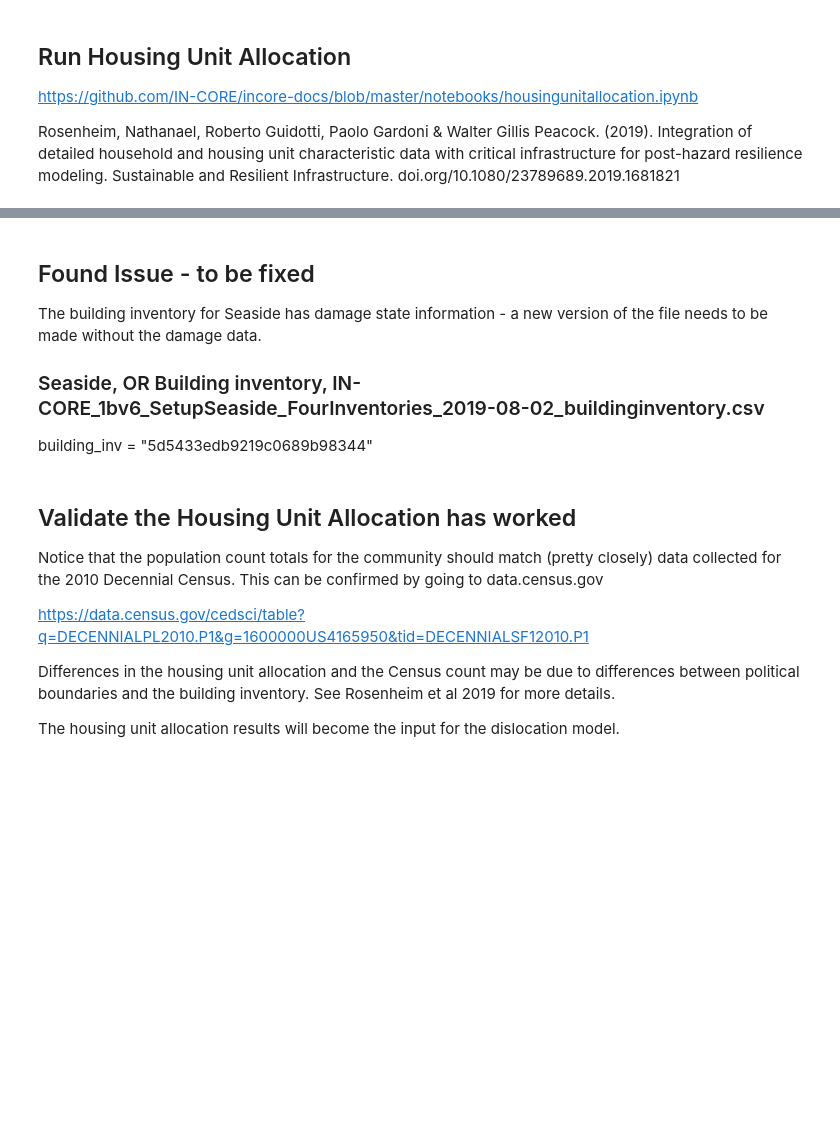
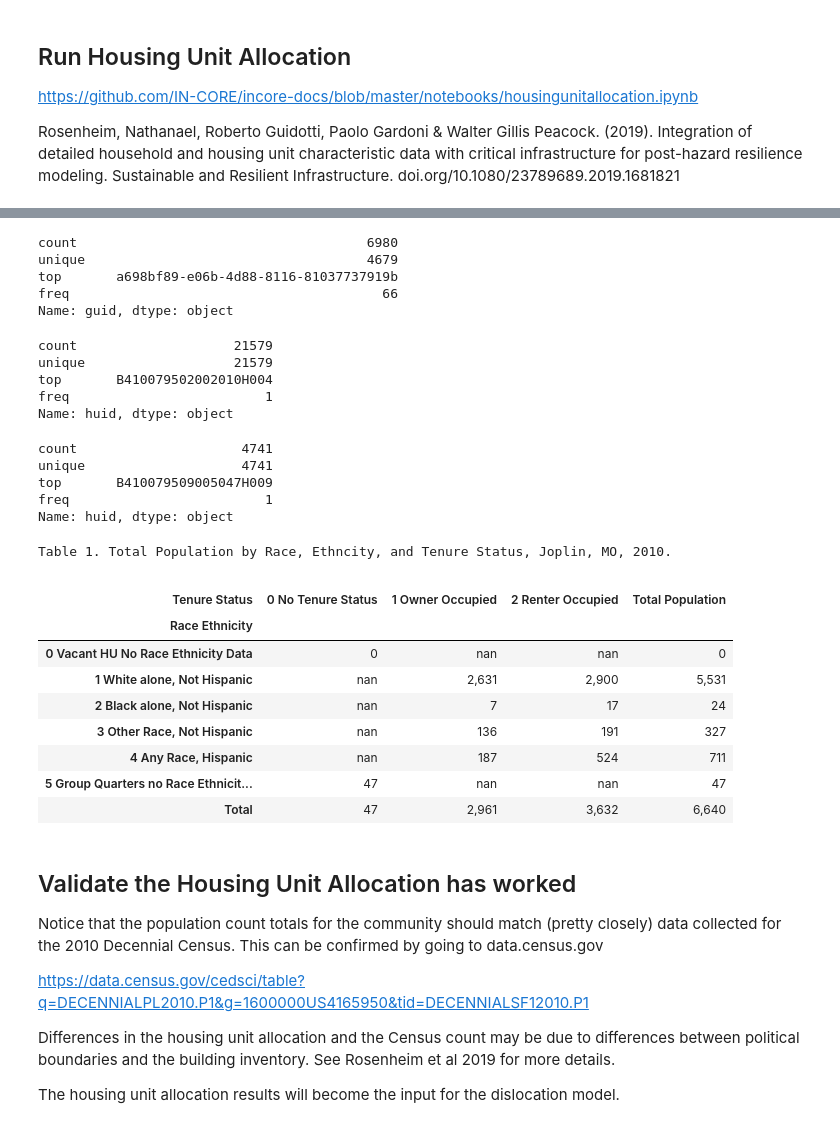
Before and after one commit to OU-CORE/Incore_Optimization_Data, a Jupyter notebook: BldgOptimization.ipynb, the cells around one changed output, grey strips where cells are left out. Drawn from its saved outputs; the diff is of its cells as text; code cells hidden in the pictures; blank space fills up the shorter version.

```diff
--- a/BldgOptimization.ipynb
+++ b/BldgOptimization.ipynb
@@ -410,25 +415,44 @@ AttributeError: 'NoneType' object has no attribute 'get_dataframe_from_csv'
-# %% [markdown]
-## Found Issue - to be fixed
-The building inventory for Seaside has damage state information - a new version of the file needs to be made without the damage data.
-
-### Seaside, OR Building inventory, IN-CORE_1bv6_SetupSeaside_FourInventories_2019-08-02_buildinginventory.csv
-building_inv = "5d5433edb9219c0689b98344"
-# %%
-hua_df = hua_df.drop(columns= ['insignific','moderate','heavy','complete'])
-hua_df.head()
-# %%
-hua_df = hua_df.loc[hua_df['aphumerge'] == 'both']
+# %%
+hua_df.guid.describe()
+# %% [output]
+count                                     6980
+unique                                    4679
+top       a698bf89-e06b-4d88-8116-81037737919b
+freq                                        66
+Name: guid, dtype: object
+# %%
+hua_df.huid.describe()
+# %% [output]
+count                    21579
+unique                   21579
+top       B410079502002010H004
+freq                         1
+Name: huid, dtype: object
+# %%
+# keep observations where the housing unit characteristics have been allocated to a structure.
+hua_df = hua_df.dropna(subset=['guid'])
+# %%
+hua_df.huid.describe()
+# %% [output]
+count                     4741
+unique                    4741
+top       B410079509005047H009
+freq                         1
+Name: huid, dtype: object
 # %%
 hua_df['Race Ethnicity'] = "0 Vacant HU No Race Ethnicity Data"
 hua_df['Race Ethnicity'].notes = "Identify Race and Ethnicity Housing Unit Characteristics."
 
-hua_df.loc[(hua_df['race'] == 1) & (hua_df['hispan'] == 0),'Race Ethnicity'] = "1 White alone, Not Hispanic"
-hua_df.loc[(hua_df['race'] == 2) & (hua_df['hispan'] == 0),'Race Ethnicity'] = "2 Black alone, Not Hispanic"
-hua_df.loc[(hua_df['race'].isin([3,4,5,6,7])) & (hua_df['hispan'] == 0),'Race Ethnicity'] = "3 Other Race, Not Hispanic"
+hua_df.loc[(hua_df['race'] == 1) &
+                        (hua_df['hispan'] == 0),'Race Ethnicity'] = "1 White alone, Not Hispanic"
+hua_df.loc[(hua_df['race'] == 2) &
+                        (hua_df['hispan'] == 0),'Race Ethnicity'] = "2 Black alone, Not Hispanic"
+hua_df.loc[(hua_df['race'].isin([3,4,5,6,7])) &
+                        (hua_df['hispan'] == 0),'Race Ethnicity'] = "3 Other Race, Not Hispanic"
 hua_df.loc[(hua_df['hispan'] == 1),'Race Ethnicity'] = "4 Any Race, Hispanic"
 hua_df.loc[(hua_df['gqtype'] >= 1),'Race Ethnicity'] = "5 Group Quarters no Race Ethnicity Data"
 
-# Check new variable
-table_title = "Confirm housing unit characteristic by Race and Ethnicity."
-pd.crosstab(hua_df['Race Ethnicity'], hua_df['race'],
-            margins=True, margins_name="Total").style.set_caption(table_title)
+hua_df['Tenure Status'] = "0 No Tenure Status"
+hua_df.loc[(hua_df['ownershp'] == 1),'Tenure Status'] = "1 Owner Occupied"
+hua_df.loc[(hua_df['ownershp'] == 2),'Tenure Status'] = "2 Renter Occupied"
+hua_df['Tenure Status'].notes = "Identify Tenure Status Housing Unit Characteristics."
@@ -454,3 +459,26 @@ table1.style.set_caption(table_title).format(varformat).set_table_styles([
+# %%
+table = pd.pivot_table(hua_df, values='numprec', index=['Race Ethnicity'],
+                                     margins = True, margins_name = 'Total',
+                                     columns=['Tenure Status'], aggfunc=[np.sum]).rename(
+    columns={'Total': 'Total Population', 'sum': ''})
+table_title = "Table 1. Total Population by Race, Ethncity, and Tenure Status, Joplin, MO, 2010."
+varformat = {('','Total Population'): "{:,.0f}",
+             ('','0 No Tenure Status'): "{:,.0f}",
+             ('','1 Owner Occupied'): "{:,.0f}",
+             ('','2 Renter Occupied'): "{:,.0f}"}
+table.style.set_caption(table_title).format(varformat)
+# %% [output]
+Table 1. Total Population by Race, Ethncity, and Tenure Status, Joplin, MO, 2010.
+|  |  |  |  |  |
+| Tenure Status | 0 No Tenure Status | 1 Owner Occupied | 2 Renter Occupied | Total Population |
+| Race Ethnicity |  |  |  |  |
+| 0 Vacant HU No Race Ethnicity Data | 0 | nan | nan | 0 |
+| 1 White alone, Not Hispanic | nan | 2,631 | 2,900 | 5,531 |
+| 2 Black alone, Not Hispanic | nan | 7 | 17 | 24 |
+| 3 Other Race, Not Hispanic | nan | 136 | 191 | 327 |
+| 4 Any Race, Hispanic | nan | 187 | 524 | 711 |
+| 5 Group Quarters no Race Ethnicit... | 47 | nan | nan | 47 |
+| Total | 47 | 2,961 | 3,632 | 6,640 |
 # %% [markdown]
 ## Validate the Housing Unit Allocation has worked
 Notice that the population count totals for the community should match (pretty closely) data collected for the 2010 Decennial Census.
```
Also changed, not shown: parts of 38 cells of this notebook.
